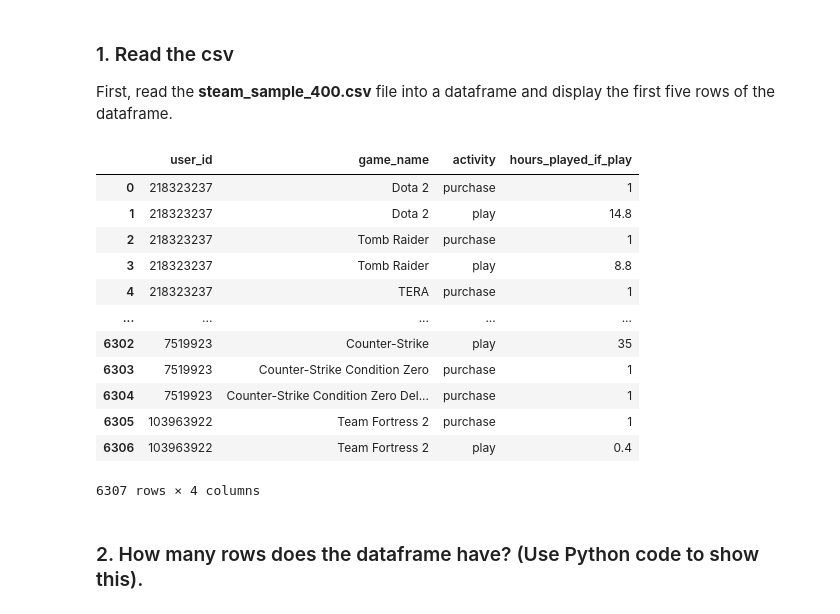
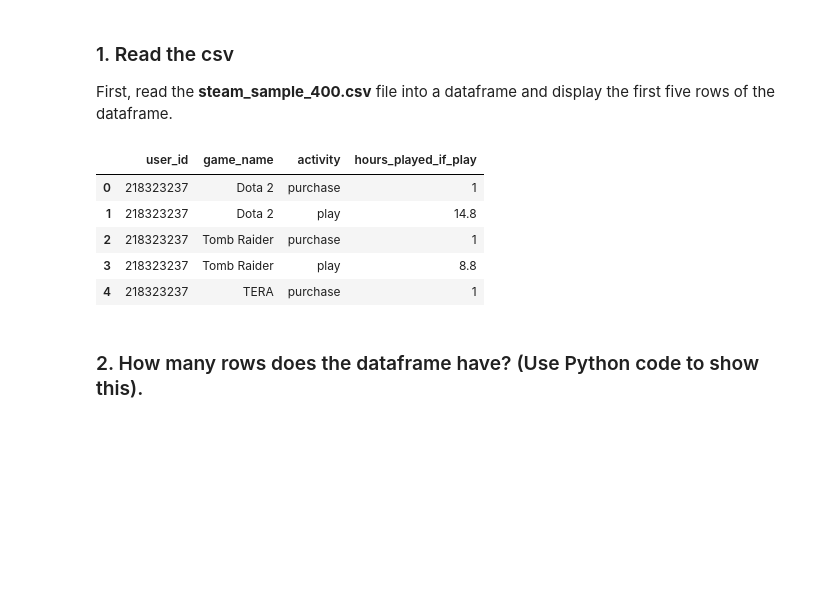
Before and after one commit to ryguy2k4/stat207, a Jupyter notebook: lab_02/lab_02_individual.ipynb, the cells around one changed output. Cells and saved outputs as stored; diff of their text form; code cells hidden in the pictures; blank space fills up the shorter version.

```diff
--- a/lab_02/lab_02_individual.ipynb
+++ b/lab_02/lab_02_individual.ipynb
@@ -152,21 +152,14 @@ import numpy as np
 First, read the **steam_sample_400.csv** file into a dataframe and display the first five rows of the dataframe.
 # %%
 df = pd.read_csv("steam_sample_400.csv")
-df
+df.head(n=5)
 # %% [output]
 |  | user_id | game_name | activity | hours_played_if_play |
 | 0 | 218323237 | Dota 2 | purchase | 1 |
 | 1 | 218323237 | Dota 2 | play | 14.8 |
 | 2 | 218323237 | Tomb Raider | purchase | 1 |
 | 3 | 218323237 | Tomb Raider | play | 8.8 |
 | 4 | 218323237 | TERA | purchase | 1 |
-| ... | ... | ... | ... | ... |
-| 6302 | 7519923 | Counter-Strike | play | 35 |
-| 6303 | 7519923 | Counter-Strike Condition Zero | purchase | 1 |
-| 6304 | 7519923 | Counter-Strike Condition Zero Del... | purchase | 1 |
-| 6305 | 103963922 | Team Fortress 2 | purchase | 1 |
-| 6306 | 103963922 | Team Fortress 2 | play | 0.4 |
-6307 rows × 4 columns
 # %% [markdown]
 ### 2. How many rows does the dataframe have? (Use Python code to show this).
 # %%
```
Also changed, not shown: parts of 2 cells of this notebook.
